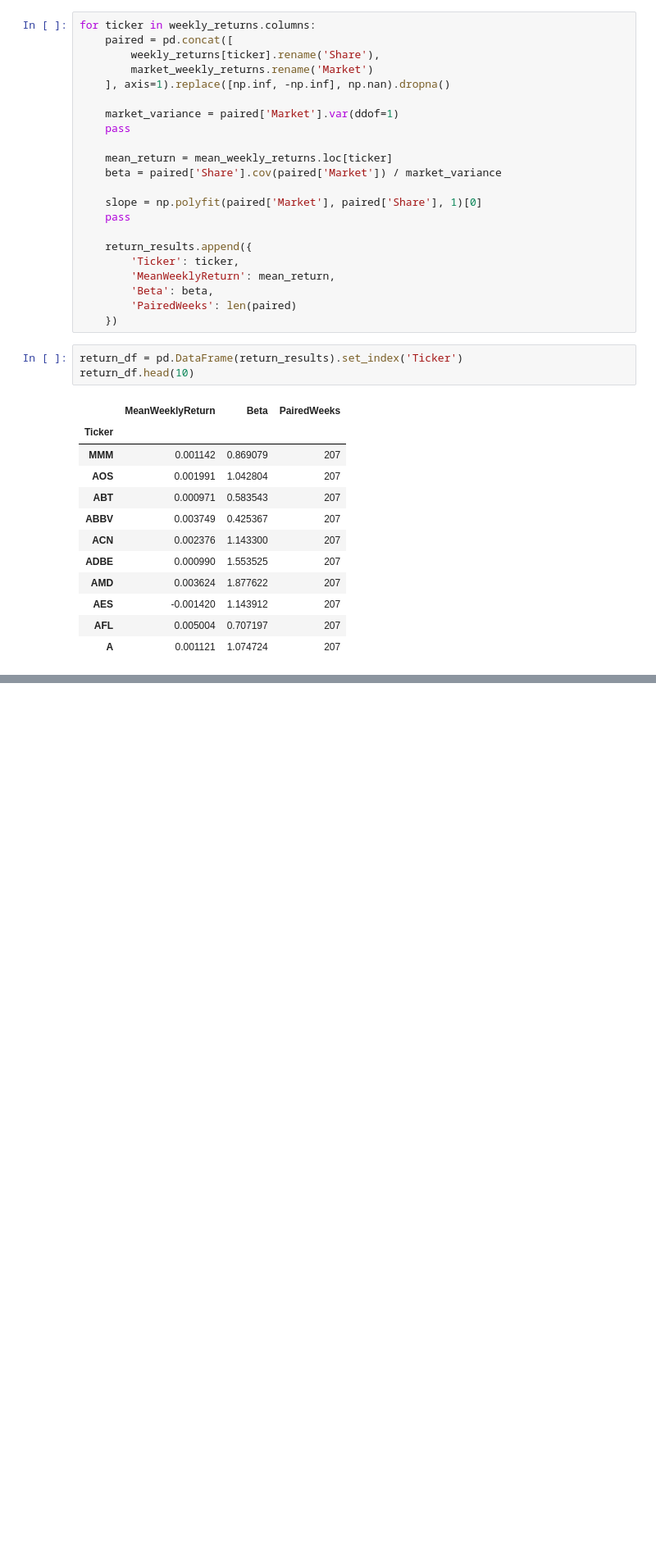
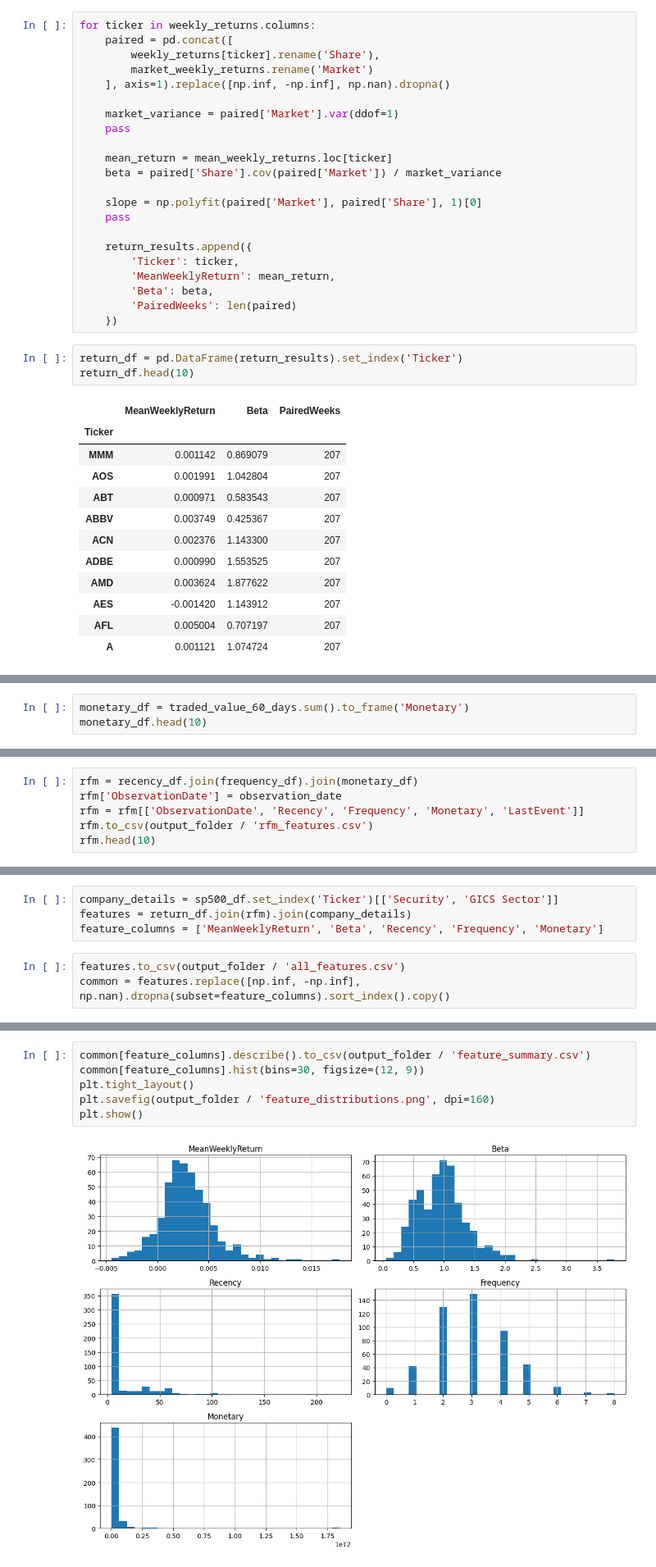
Before and after one commit to iffathsaleem/RFM-Market-Analysis-Stock-Segmentation., a Jupyter notebook: Market_Analysis_and_Stock_Segmentation_Using_RFM_CW.ipynb, the cells around one changed output, grey strips where cells are left out. Shown at 82% size. Saved outputs shown, nothing was run; the diff lists cells and outputs as text; blank space fills up the shorter version.

```diff
--- a/Market_Analysis_and_Stock_Segmentation_Using_RFM_CW.ipynb
+++ b/Market_Analysis_and_Stock_Segmentation_Using_RFM_CW.ipynb
@@ -498,0 +584,3 @@ return_df.head(10)
+# %%
+monetary_df = traded_value_60_days.sum().to_frame('Monetary')
+monetary_df.head(10)
@@ -498,0 +601,6 @@ return_df.head(10)
+# %%
+rfm = recency_df.join(frequency_df).join(monetary_df)
+rfm['ObservationDate'] = observation_date
+rfm = rfm[['ObservationDate', 'Recency', 'Frequency', 'Monetary', 'LastEvent']]
+rfm.to_csv(output_folder / 'rfm_features.csv')
+rfm.head(10)
@@ -498,0 +622,7 @@ return_df.head(10)
+# %%
+company_details = sp500_df.set_index('Ticker')[['Security', 'GICS Sector']]
+features = return_df.join(rfm).join(company_details)
+feature_columns = ['MeanWeeklyReturn', 'Beta', 'Recency', 'Frequency', 'Monetary']
+# %%
+features.to_csv(output_folder / 'all_features.csv')
+common = features.replace([np.inf, -np.inf], np.nan).dropna(subset=feature_columns).sort_index().copy()
@@ -498,0 +692,8 @@ return_df.head(10)
+# %%
+common[feature_columns].describe().to_csv(output_folder / 'feature_summary.csv')
+common[feature_columns].hist(bins=30, figsize=(12, 9))
+plt.tight_layout()
+plt.savefig(output_folder / 'feature_distributions.png', dpi=160)
+plt.show()
+# %% [output]
+[figure, added]
```
Also changed, not shown: parts of 32 cells of this notebook.
